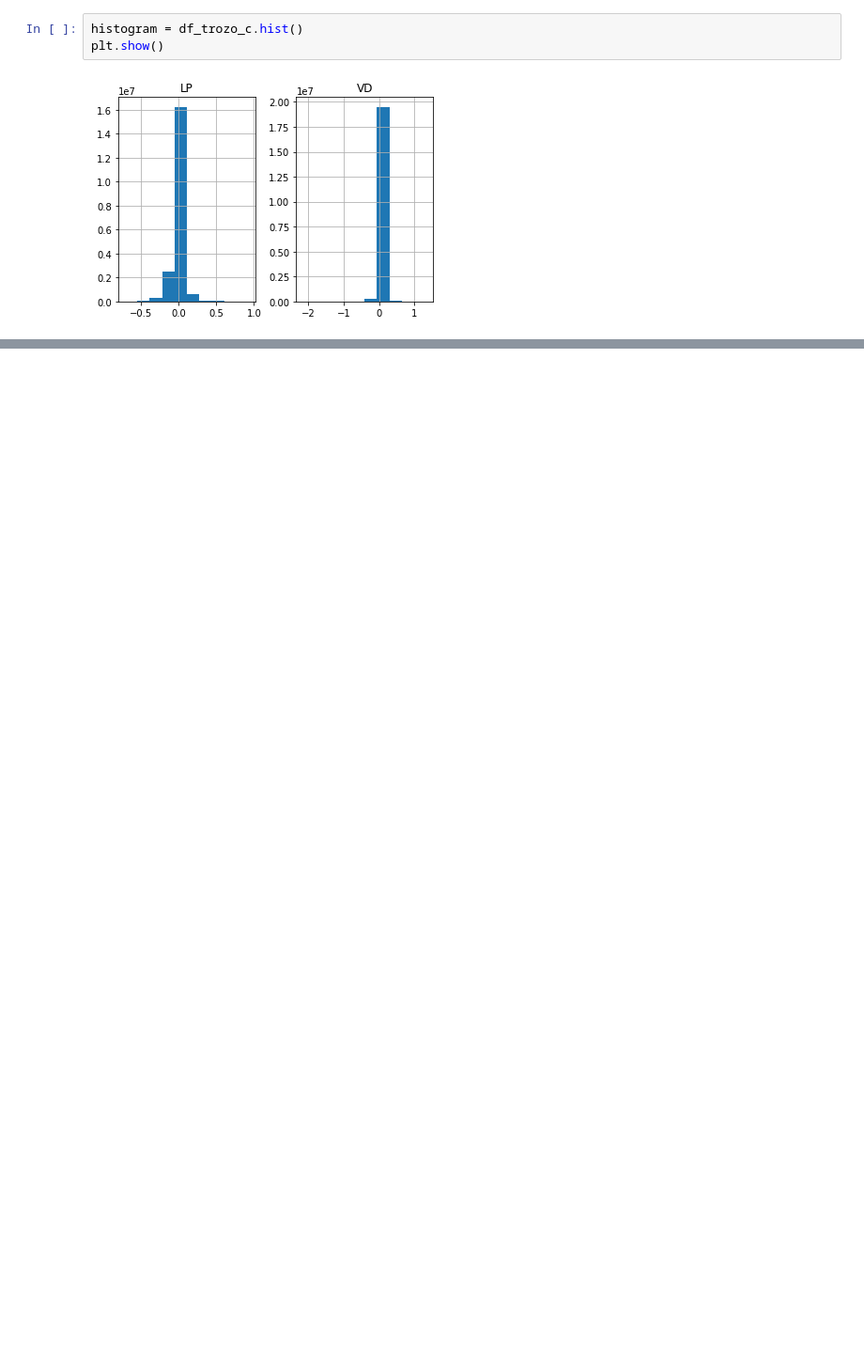
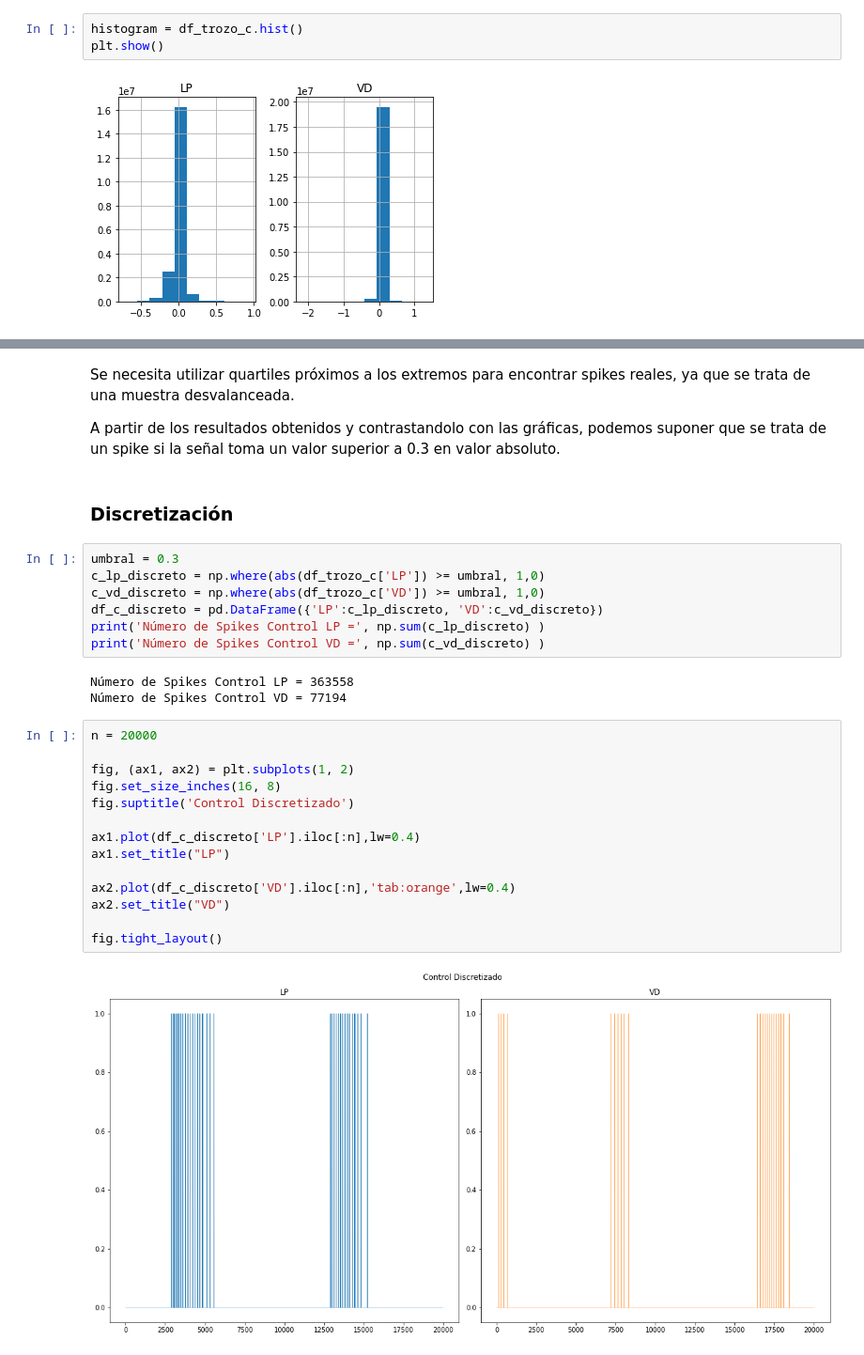
Before and after one commit to glorelvalle/mucd-mg, a Jupyter notebook: ti/anaslisis_datos.ipynb, the cells around one changed output, grey strips where cells are left out. Shown at 94% size. Cells and saved outputs as stored; diff of their text form; blank space fills up the shorter version.

```diff
--- a/ti/anaslisis_datos.ipynb
+++ b/ti/anaslisis_datos.ipynb
@@ -94,0 +130,32 @@ plt.show()
+# %% [markdown]
+Se necesita utilizar quartiles próximos a los extremos para encontrar spikes reales, ya que se trata de una muestra desvalanceada.
+
+A partir de los resultados obtenidos y contrastandolo con las gráficas, podemos suponer que se trata de un spike si la señal toma un valor superior a 0.3 en valor absoluto.
+# %% [markdown]
+### Discretización
+# %%
+umbral = 0.3
+c_lp_discreto = np.where(abs(df_trozo_c['LP']) >= umbral, 1,0)
+c_vd_discreto = np.where(abs(df_trozo_c['VD']) >= umbral, 1,0)
+df_c_discreto = pd.DataFrame({'LP':c_lp_discreto, 'VD':c_vd_discreto})
+print('Número de Spikes Control LP =', np.sum(c_lp_discreto) )
+print('Número de Spikes Control VD =', np.sum(c_vd_discreto) )
+# %% [output]
+Número de Spikes Control LP = 363558
+Número de Spikes Control VD = 77194
+# %%
+n = 20000
+
+fig, (ax1, ax2) = plt.subplots(1, 2)
+fig.set_size_inches(16, 8)
+fig.suptitle('Control Discretizado')
+
+ax1.plot(df_c_discreto['LP'].iloc[:n],lw=0.4)
+ax1.set_title("LP")
+
+ax2.plot(df_c_discreto['VD'].iloc[:n],'tab:orange',lw=0.4)
+ax2.set_title("VD")
+
+fig.tight_layout()
+# %% [output]
+[figure, added]
```
Also changed, not shown: parts of 24 cells of this notebook.
